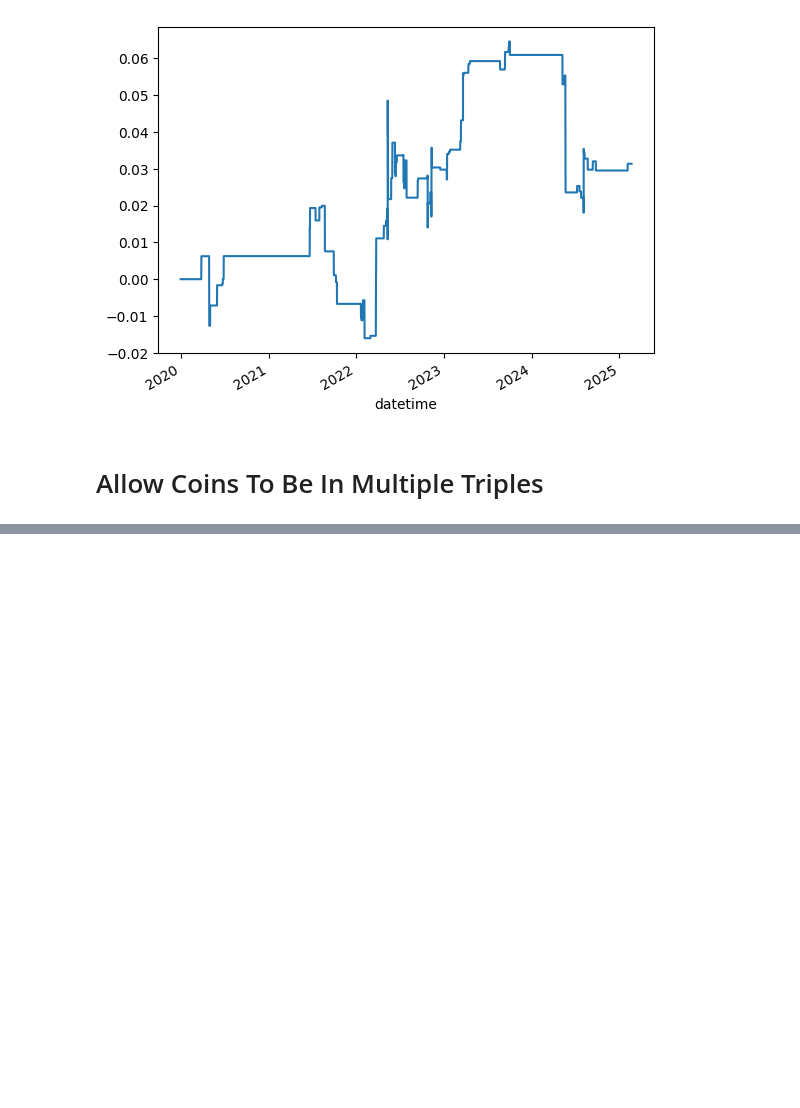
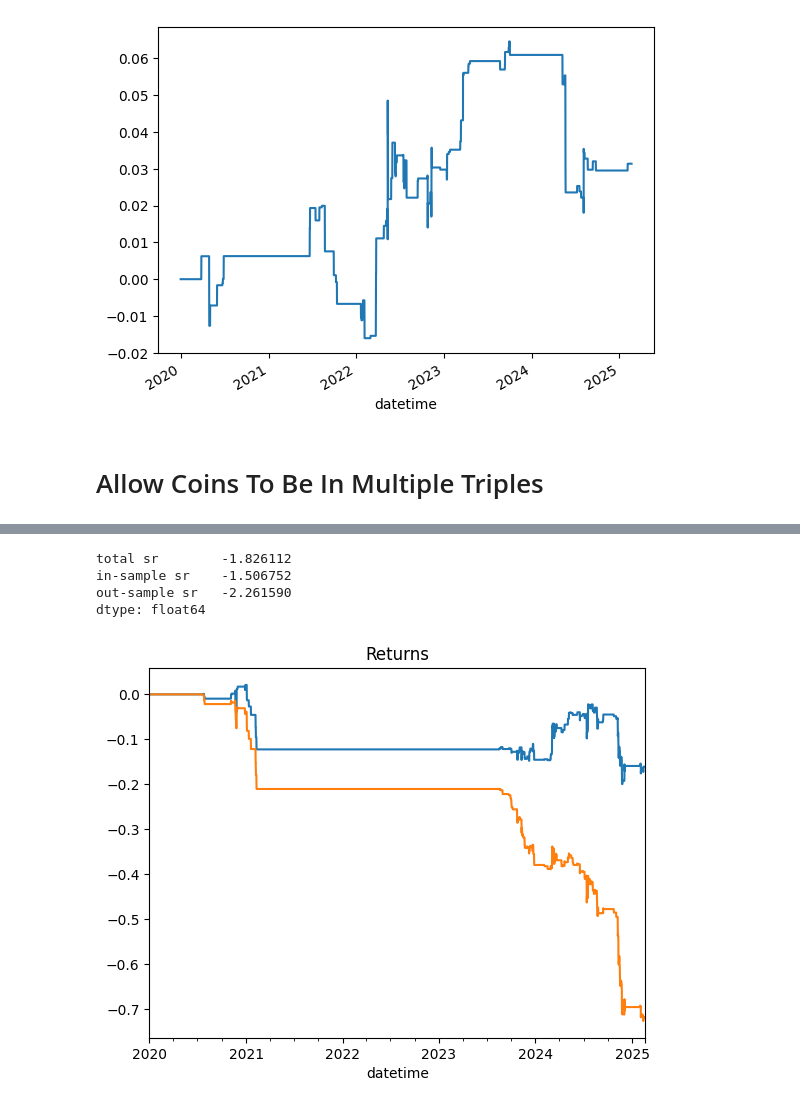
Before and after one commit to wbchristerson/jn-learning, a Jupyter notebook: strategy_09_iteration_2.ipynb, the cells around one changed output, grey strips where cells are left out. Saved outputs shown, nothing was run; the diff lists cells and outputs as text; code cells hidden in the pictures; blank space fills up the shorter version.

```diff
--- a/strategy_09_iteration_2.ipynb
+++ b/strategy_09_iteration_2.ipynb
@@ -326,13 +473,14 @@ Calculate the sharpe ratio of the net returns for both the in-sample period and
 # %%
 def get_sharpe_ratio_data(net_returns_ser):
     sr_data = dict()
-    sr_data["total sr"] = net_returns_ser.mean() / net_returns_ser.std() * np.sqrt(365 * num_day_periods)
+    periods_in_day = net_returns_ser.groupby(lambda idx: idx.date()).count().max().max()
+    sr_data["total sr"] = net_returns_ser.mean() / net_returns_ser.std() * np.sqrt(365 * periods_in_day)
 
     out_sample_start = pd.to_datetime(out_sample_start_datetime)
     in_sample_end = out_sample_start - pd.Timedelta(hours=4)
 
-    sr_data["in-sample sr"] = net_returns_ser.loc[:in_sample_end].mean() / net_returns_ser.loc[:in_sample_end].std() * np.sqrt(365 * num_day_periods)
-    sr_data["out-sample sr"] = net_returns_ser.loc[out_sample_start:].mean() / net_returns_ser.loc[out_sample_start:].std() * np.sqrt(365 * num_day_periods)
+    sr_data["in-sample sr"] = net_returns_ser.loc[:in_sample_end].mean() / net_returns_ser.loc[:in_sample_end].std() * np.sqrt(365 * periods_in_day)
+    sr_data["out-sample sr"] = net_returns_ser.loc[out_sample_start:].mean() / net_returns_ser.loc[out_sample_start:].std() * np.sqrt(365 * periods_in_day)
     sr_series = pd.Series(sr_data)
     return sr_series
 # %% [markdown]
@@ -1184,0 +1360,36 @@ holdings_df_from_price = get_holdings_multiple_triples_df(
+# %%
+price_close_returns_8h = (px_close_8h / px_close_8h.shift() - 1)
+
+secondary_coin_min_corr = 0.7
+tertiary_coin_max_corr = 0.6
+rejection_max_corr = 0.5
+
+z_score_min_threshold = 3.0
+z_score_max_threshold = 10.0
+
+min_data_points_to_transact = 10 * 6
+
+holdings_df_from_price_8h = get_holdings_multiple_triples_df(
+    price_close_returns_8h,
+    look_back_min_periods,
+    look_back_window_size,
+    secondary_coin_min_corr,
+    tertiary_coin_max_corr,
+    rejection_max_corr,
+    min_data_points_to_transact,
+    z_score_min_threshold,
+    z_score_max_threshold
+)
+# %%
+net_returns_ser_8h = get_net_return(holdings_df_from_price_8h, price_close_returns_8h)
+sharpe_ratio_ser_8h = get_sharpe_ratio_data(net_returns_ser_8h)
+
+(holdings_df_from_price_8h * (price_close_returns_8h)).sum(axis=1).cumsum().plot(title="Returns")
+net_returns_ser_8h.cumsum().plot(title="Returns")
+sharpe_ratio_ser_8h
+# %% [output]
+total sr        -1.826112
+in-sample sr    -1.506752
+out-sample sr   -2.261590
+dtype: float64
+[figure, added]
```
Also changed, not shown: parts of 27 cells of this notebook, 2 other files.
